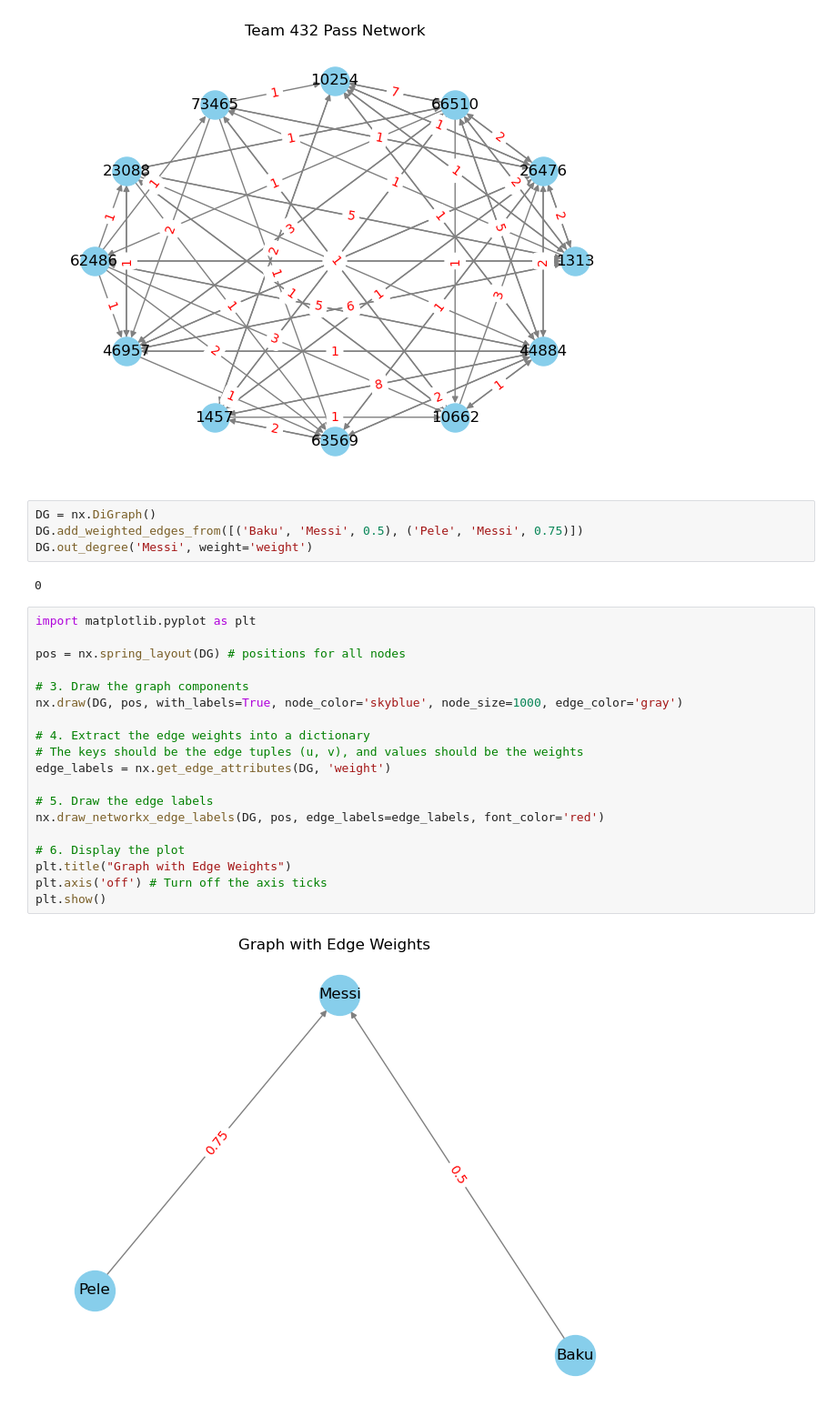
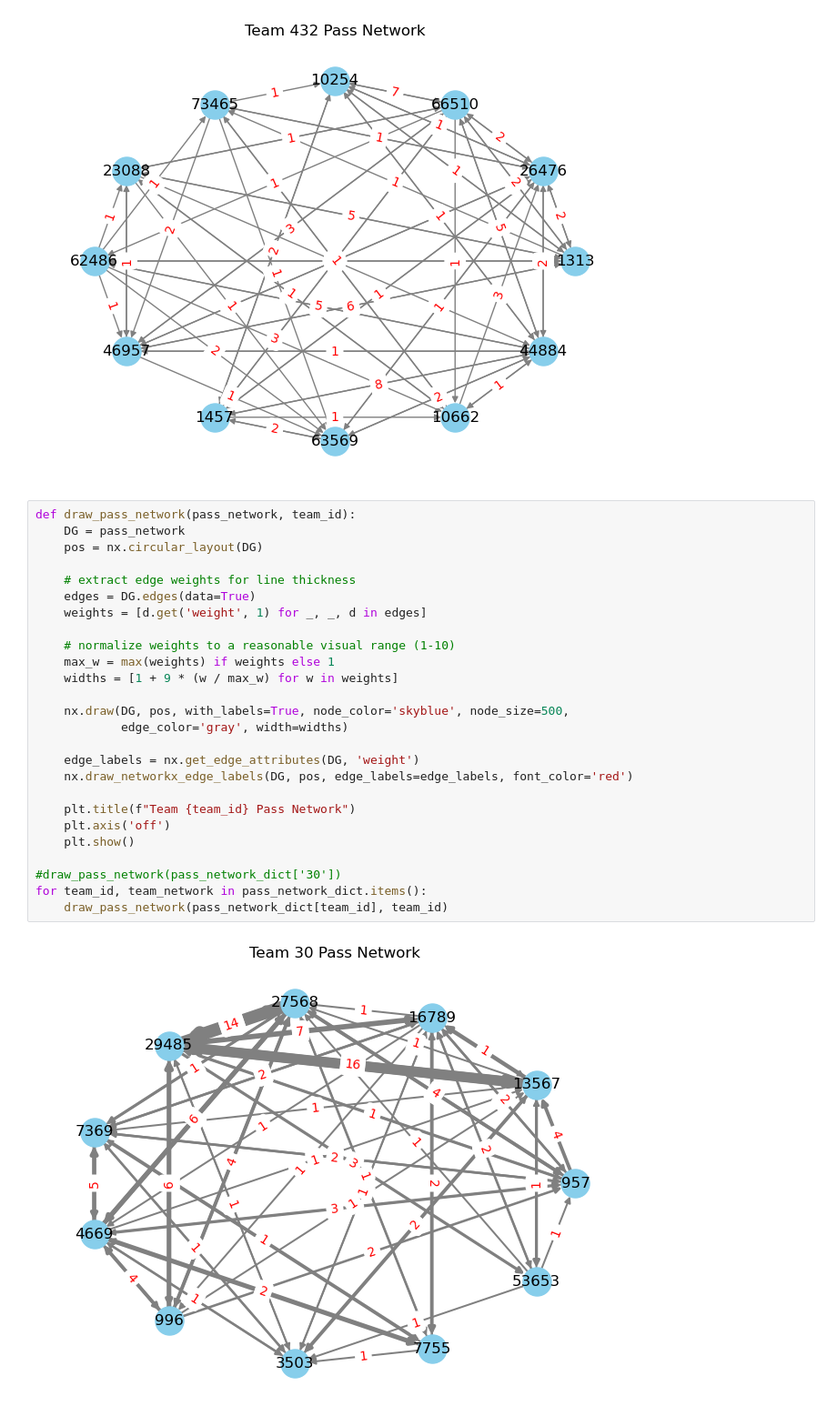
Before and after one commit to CodeMateo15/BiggsMarino_Hackathon2026, a Jupyter notebook: Soccer_Lineup.ipynb, the cells around one changed output. Shown at 91% size. Saved outputs shown, nothing was run; the diff lists cells and outputs as text.

```diff
--- a/Soccer_Lineup.ipynb
+++ b/Soccer_Lineup.ipynb
@@ -755,30 +691,31 @@ for team_id, team_network in pass_network_dict.items():
 # %% [output]
 [figure]
 [figure]
-# %%
-DG = nx.DiGraph()
-DG.add_weighted_edges_from([('Baku', 'Messi', 0.5), ('Pele', 'Messi', 0.75)])
-DG.out_degree('Messi', weight='weight')
-# %% [output]
-0
-# %%
-import matplotlib.pyplot as plt
-
-pos = nx.spring_layout(DG) # positions for all nodes
-
-# 3. Draw the graph components
-nx.draw(DG, pos, with_labels=True, node_color='skyblue', node_size=1000, edge_color='gray')
-
-# 4. Extract the edge weights into a dictionary
-# The keys should be the edge tuples (u, v), and values should be the weights
-edge_labels = nx.get_edge_attributes(DG, 'weight')
-
-# 5. Draw the edge labels
-nx.draw_networkx_edge_labels(DG, pos, edge_labels=edge_labels, font_color='red')
-
-# 6. Display the plot
-plt.title("Graph with Edge Weights")
-plt.axis('off') # Turn off the axis ticks
-plt.show()
-# %% [output]
-[figure, removed]
+# %%
+def draw_pass_network(pass_network, team_id):
+    DG = pass_network
+    pos = nx.circular_layout(DG)
+
+    # extract edge weights for line thickness
+    edges = DG.edges(data=True)
+    weights = [d.get('weight', 1) for _, _, d in edges]
+
+    # normalize weights to a reasonable visual range (1-10)
+    max_w = max(weights) if weights else 1
+    widths = [1 + 9 * (w / max_w) for w in weights]
+
+    nx.draw(DG, pos, with_labels=True, node_color='skyblue', node_size=500,
+            edge_color='gray', width=widths)
+
+    edge_labels = nx.get_edge_attributes(DG, 'weight')
+    nx.draw_networkx_edge_labels(DG, pos, edge_labels=edge_labels, font_color='red')
+
+    plt.title(f"Team {team_id} Pass Network")
+    plt.axis('off')
+    plt.show()
+
+#draw_pass_network(pass_network_dict['30'])
+for team_id, team_network in pass_network_dict.items():
+    draw_pass_network(pass_network_dict[team_id], team_id)
+# %% [output]
+[figure, added]
```
Also changed, not shown: parts of 14 cells of this notebook.
